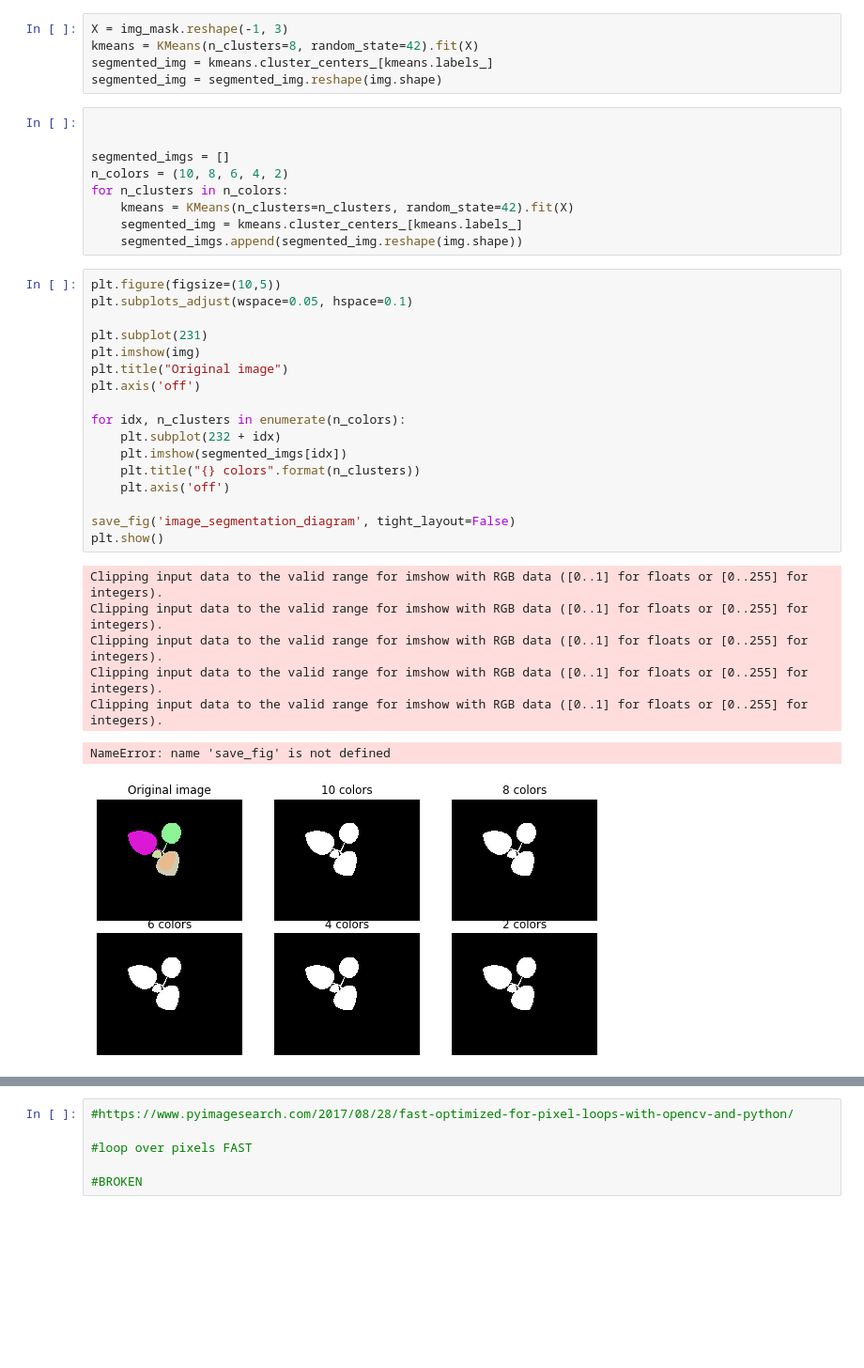
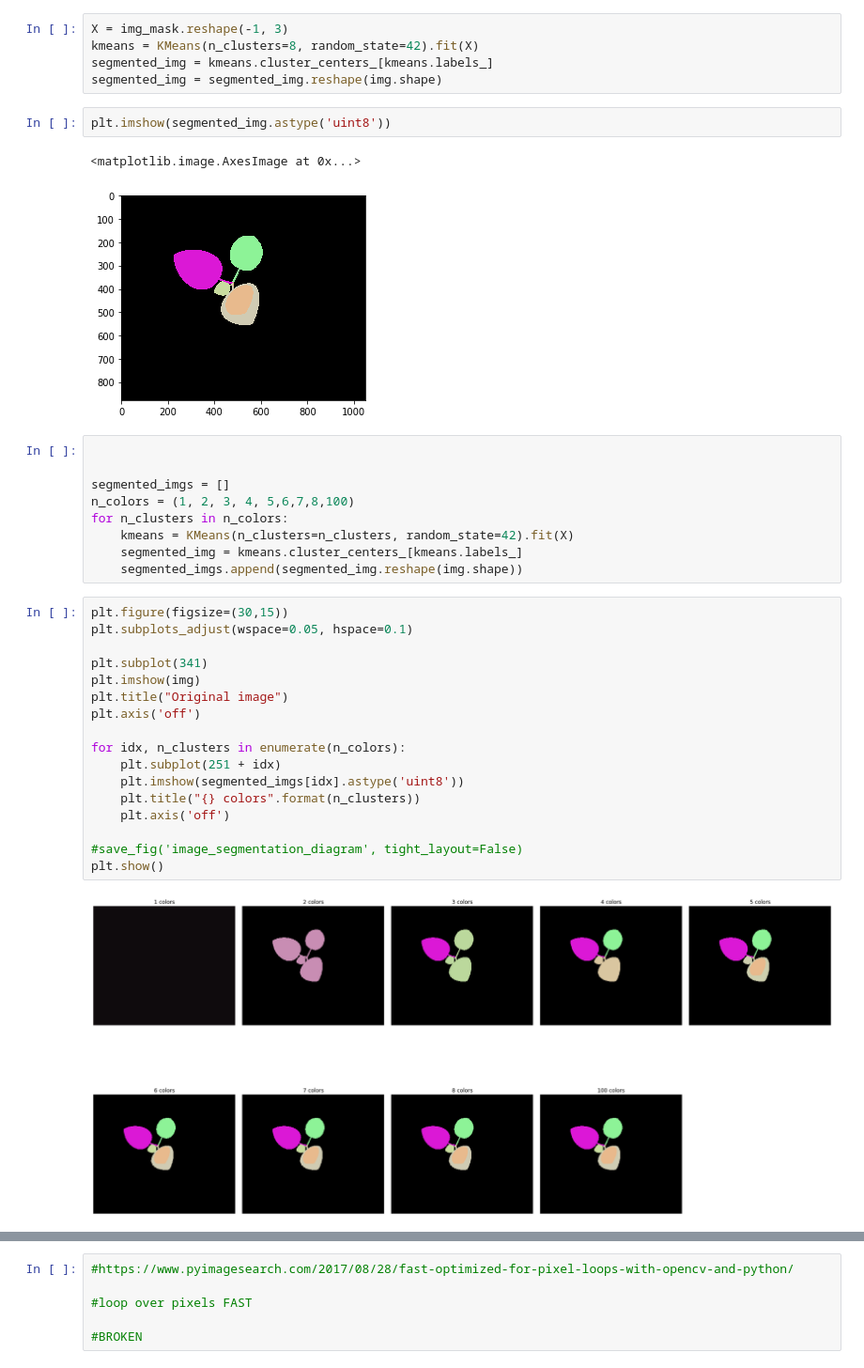
Before and after one commit to cjGO/sin-plants, a Jupyter notebook: sin_preprocess_masks.ipynb, the cells around one changed output, grey strips where cells are left out. Shown at 94% size. Saved outputs shown, nothing was run; the diff lists cells and outputs as text; blank space fills up the shorter version.

```diff
--- a/sin_preprocess_masks.ipynb
+++ b/sin_preprocess_masks.ipynb
@@ -162,37 +162,36 @@ X = img_mask.reshape(-1, 3)
 kmeans = KMeans(n_clusters=8, random_state=42).fit(X)
 segmented_img = kmeans.cluster_centers_[kmeans.labels_]
 segmented_img = segmented_img.reshape(img.shape)
+# %%
+plt.imshow(segmented_img.astype('uint8'))
+# %% [output]
+<matplotlib.image.AxesImage at 0x...>
+[figure, added]
 # %%
 
 
 segmented_imgs = []
-n_colors = (10, 8, 6, 4, 2)
+n_colors = (1, 2, 3, 4, 5,6,7,8,100)
 for n_clusters in n_colors:
     kmeans = KMeans(n_clusters=n_clusters, random_state=42).fit(X)
     segmented_img = kmeans.cluster_centers_[kmeans.labels_]
     segmented_imgs.append(segmented_img.reshape(img.shape))
 # %%
-plt.figure(figsize=(10,5))
+plt.figure(figsize=(30,15))
 plt.subplots_adjust(wspace=0.05, hspace=0.1)
 
-plt.subplot(231)
+plt.subplot(341)
 plt.imshow(img)
 plt.title("Original image")
 plt.axis('off')
 
 for idx, n_clusters in enumerate(n_colors):
-    plt.subplot(232 + idx)
-    plt.imshow(segmented_imgs[idx])
+    plt.subplot(251 + idx)
+    plt.imshow(segmented_imgs[idx].astype('uint8'))
     plt.title("{} colors".format(n_clusters))
     plt.axis('off')
 
-save_fig('image_segmentation_diagram', tight_layout=False)
+#save_fig('image_segmentation_diagram', tight_layout=False)
 plt.show()
 # %% [output]
-Clipping input data to the valid range for imshow with RGB data ([0..1] for floats or [0..255] for integers).
-Clipping input data to the valid range for imshow with RGB data ([0..1] for floats or [0..255] for integers).
-Clipping input data to the valid range for imshow with RGB data ([0..1] for floats or [0..255] for integers).
-Clipping input data to the valid range for imshow with RGB data ([0..1] for floats or [0..255] for integers).
-Clipping input data to the valid range for imshow with RGB data ([0..1] for floats or [0..255] for integers).
-NameError: name 'save_fig' is not defined
-[figure, old version]
+[figure, new version]
```
Also changed, not shown: parts of 1 cell of this notebook.
